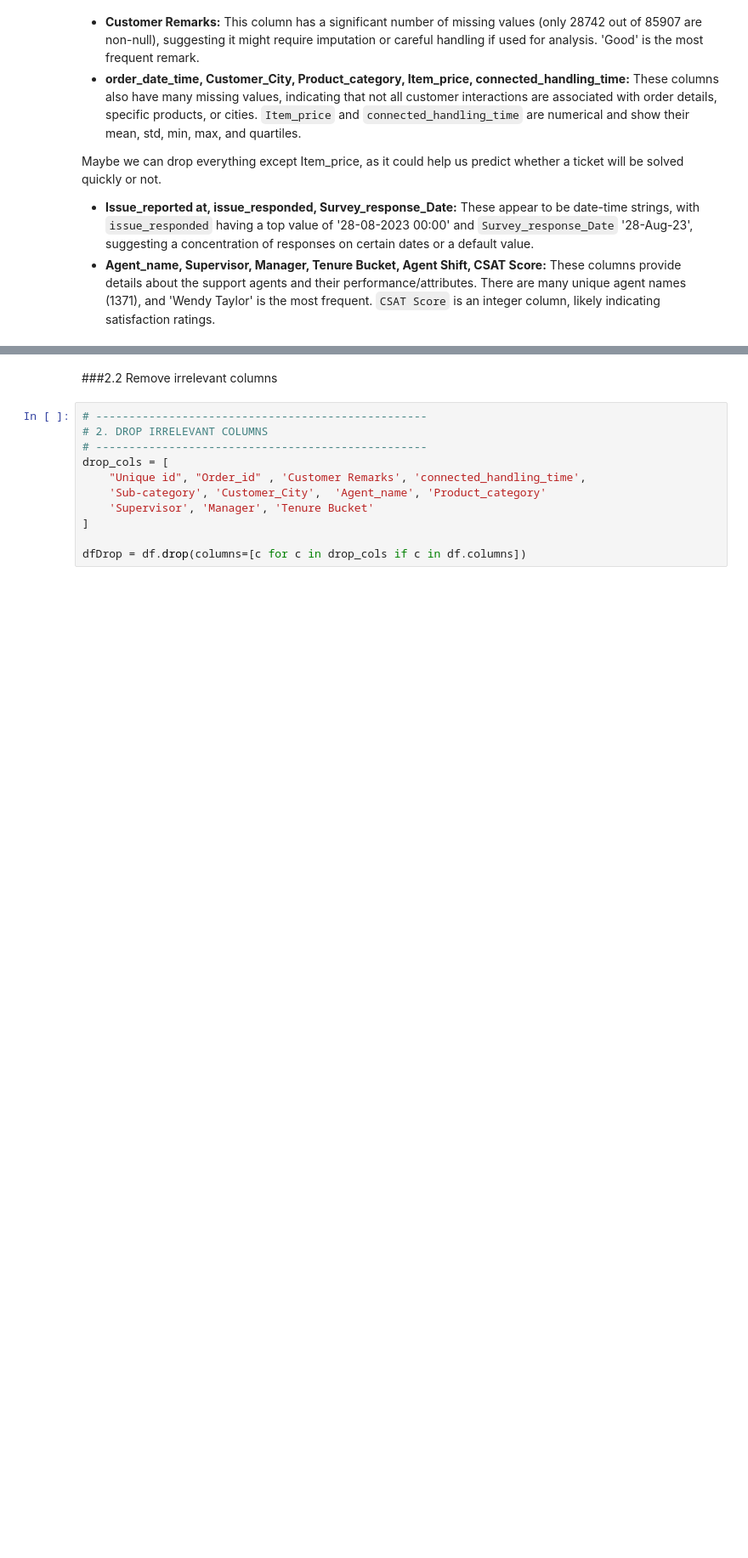
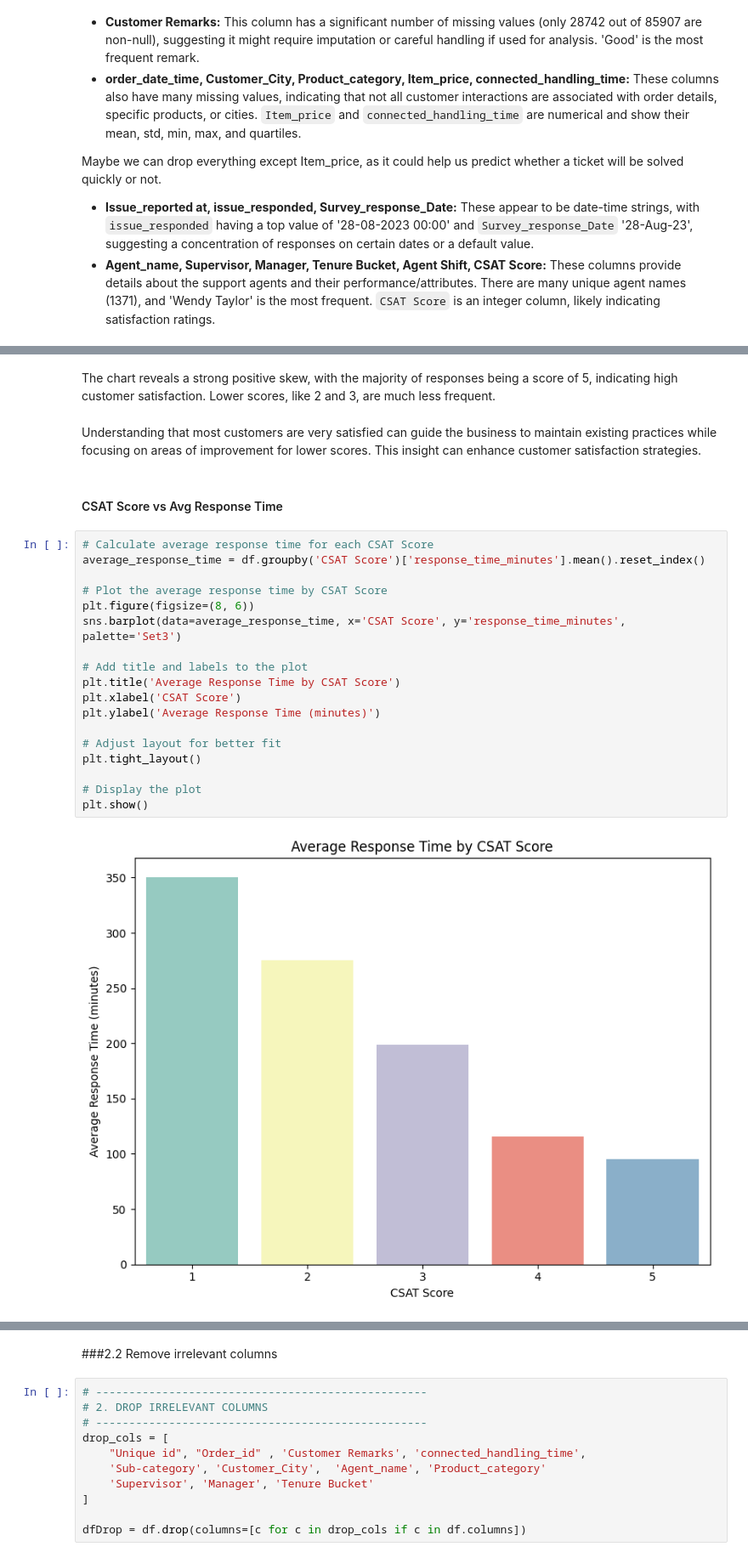
Before and after one commit to MInesGomes/AI-Project2026, a Jupyter notebook: InesGomes_AI_BusinessProject.ipynb, the cells around one changed output, grey strips where cells are left out. Shown at 85% size. Cells and saved outputs as stored; diff of their text form; blank space fills up the shorter version.

```diff
--- a/InesGomes_AI_BusinessProject.ipynb
+++ b/InesGomes_AI_BusinessProject.ipynb
@@ -185,0 +124,26 @@ Columns: ['Unique id', 'channel_name', 'category', 'Sub-category', 'Customer Rem
+# %% [markdown]
+The chart reveals a strong positive skew, with the majority of responses being a score of 5, indicating high customer satisfaction. Lower scores, like 2 and 3, are much less frequent.
+# %% [markdown]
+Understanding that most customers are very satisfied can guide the business to maintain existing practices while focusing on areas of improvement for lower scores. This insight can enhance customer satisfaction strategies.
+# %% [markdown]
+#### CSAT Score vs Avg Response Time
+# %%
+# Calculate average response time for each CSAT Score
+average_response_time = df.groupby('CSAT Score')['response_time_minutes'].mean().reset_index()
+
+# Plot the average response time by CSAT Score
+plt.figure(figsize=(8, 6))
+sns.barplot(data=average_response_time, x='CSAT Score', y='response_time_minutes', palette='Set3')
+
+# Add title and labels to the plot
+plt.title('Average Response Time by CSAT Score')
+plt.xlabel('CSAT Score')
+plt.ylabel('Average Response Time (minutes)')
+
+# Adjust layout for better fit
+plt.tight_layout()
+
+# Display the plot
+plt.show()
+# %% [output]
+[figure, added]
```
Also changed, not shown: parts of 46 cells of this notebook.
